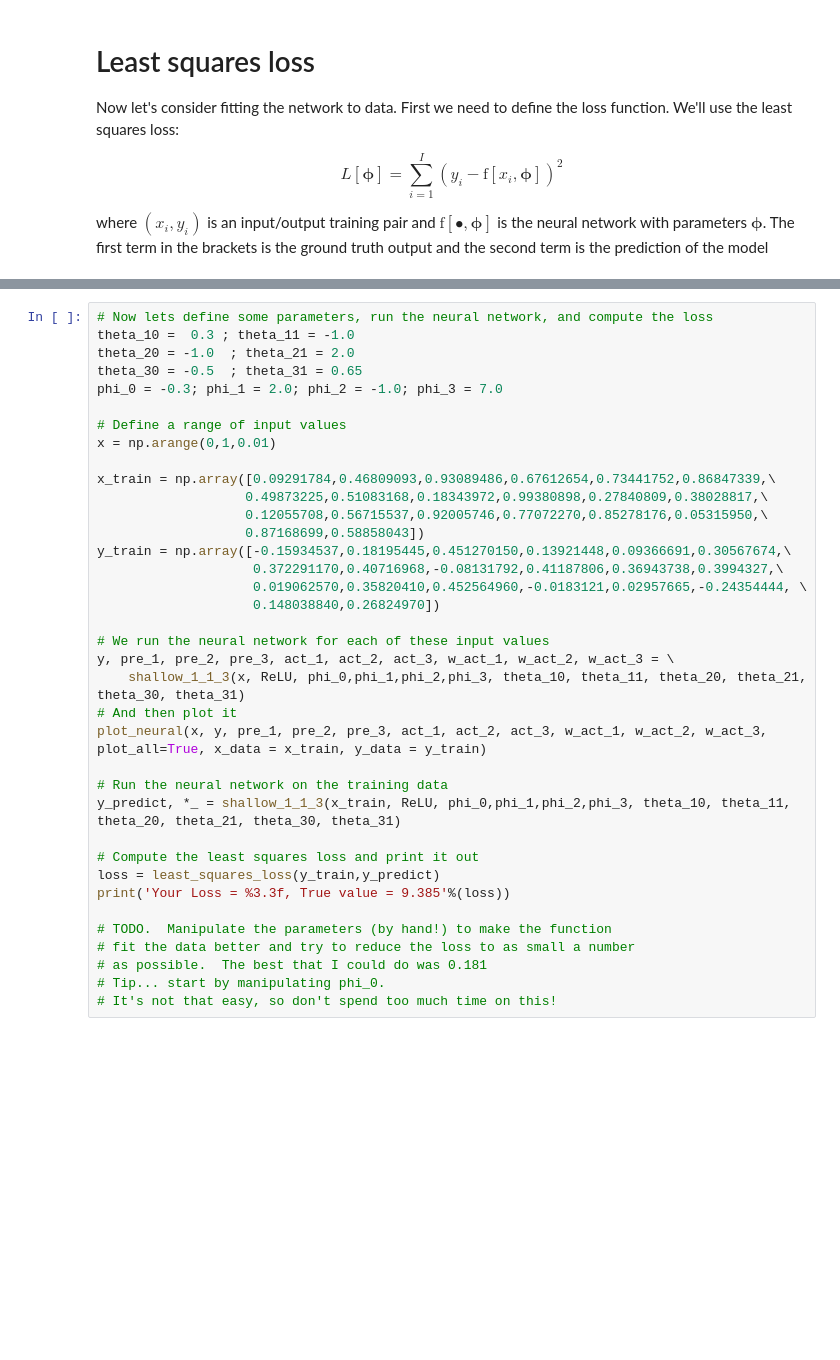
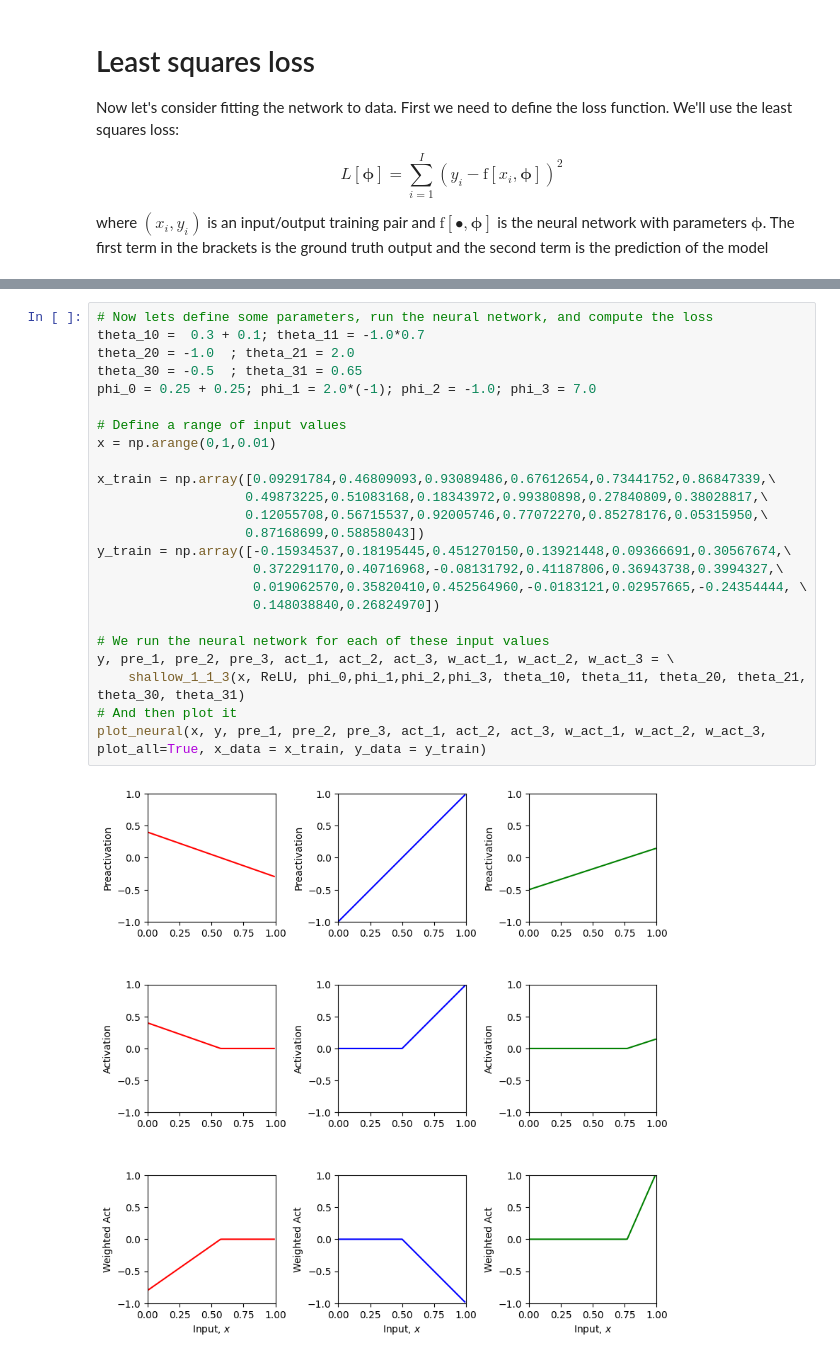
Before and after one commit to uezhenxiang2023/udlbook, a Jupyter notebook: Notebooks/Chap03/3_1_Shallow_Networks_I.ipynb, the cells around one changed output, grey strips where cells are left out. Drawn from its saved outputs; the diff is of its cells as text; blank space fills up the shorter version.

```diff
--- a/Notebooks/Chap03/3_1_Shallow_Networks_I.ipynb
+++ b/Notebooks/Chap03/3_1_Shallow_Networks_I.ipynb
@@ -201,38 +204,27 @@ def least_squares_loss(y_train, y_predict):
   return loss
 # %%
 # Now lets define some parameters, run the neural network, and compute the loss
-theta_10 =  0.3 ; theta_11 = -1.0
+theta_10 =  0.3 + 0.1; theta_11 = -1.0*0.7
 theta_20 = -1.0  ; theta_21 = 2.0
 theta_30 = -0.5  ; theta_31 = 0.65
-phi_0 = -0.3; phi_1 = 2.0; phi_2 = -1.0; phi_3 = 7.0
+phi_0 = 0.25 + 0.25; phi_1 = 2.0*(-1); phi_2 = -1.0; phi_3 = 7.0
 
 # Define a range of input values
 x = np.arange(0,1,0.01)
 
 x_train = np.array([0.09291784,0.46809093,0.93089486,0.67612654,0.73441752,0.86847339,\
                    0.49873225,0.51083168,0.18343972,0.99380898,0.27840809,0.38028817,\
                    0.12055708,0.56715537,0.92005746,0.77072270,0.85278176,0.05315950,\
                    0.87168699,0.58858043])
 y_train = np.array([-0.15934537,0.18195445,0.451270150,0.13921448,0.09366691,0.30567674,\
                     0.372291170,0.40716968,-0.08131792,0.41187806,0.36943738,0.3994327,\
                     0.019062570,0.35820410,0.452564960,-0.0183121,0.02957665,-0.24354444, \
                     0.148038840,0.26824970])
 
 # We run the neural network for each of these input values
 y, pre_1, pre_2, pre_3, act_1, act_2, act_3, w_act_1, w_act_2, w_act_3 = \
     shallow_1_1_3(x, ReLU, phi_0,phi_1,phi_2,phi_3, theta_10, theta_11, theta_20, theta_21, theta_30, theta_31)
 # And then plot it
 plot_neural(x, y, pre_1, pre_2, pre_3, act_1, act_2, act_3, w_act_1, w_act_2, w_act_3, plot_all=True, x_data = x_train, y_data = y_train)
-
-# Run the neural network on the training data
-y_predict, *_ = shallow_1_1_3(x_train, ReLU, phi_0,phi_1,phi_2,phi_3, theta_10, theta_11, theta_20, theta_21, theta_30, theta_31)
-
-# Compute the least squares loss and print it out
-loss = least_squares_loss(y_train,y_predict)
-print('Your Loss = %3.3f, True value = 9.385'%(loss))
-
-# TODO.  Manipulate the parameters (by hand!) to make the function
-# fit the data better and try to reduce the loss to as small a number
-# as possible.  The best that I could do was 0.181
-# Tip... start by manipulating phi_0.
-# It's not that easy, so don't spend too much time on this!
+# %% [output]
+[figure, added]
```
Also changed, not shown: parts of 7 cells of this notebook.
